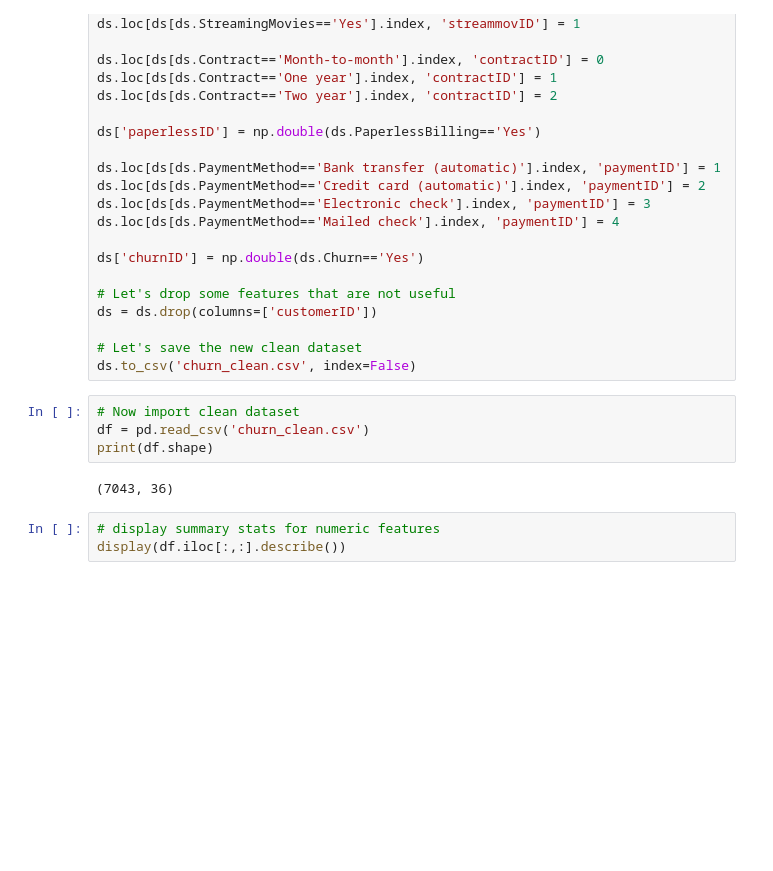
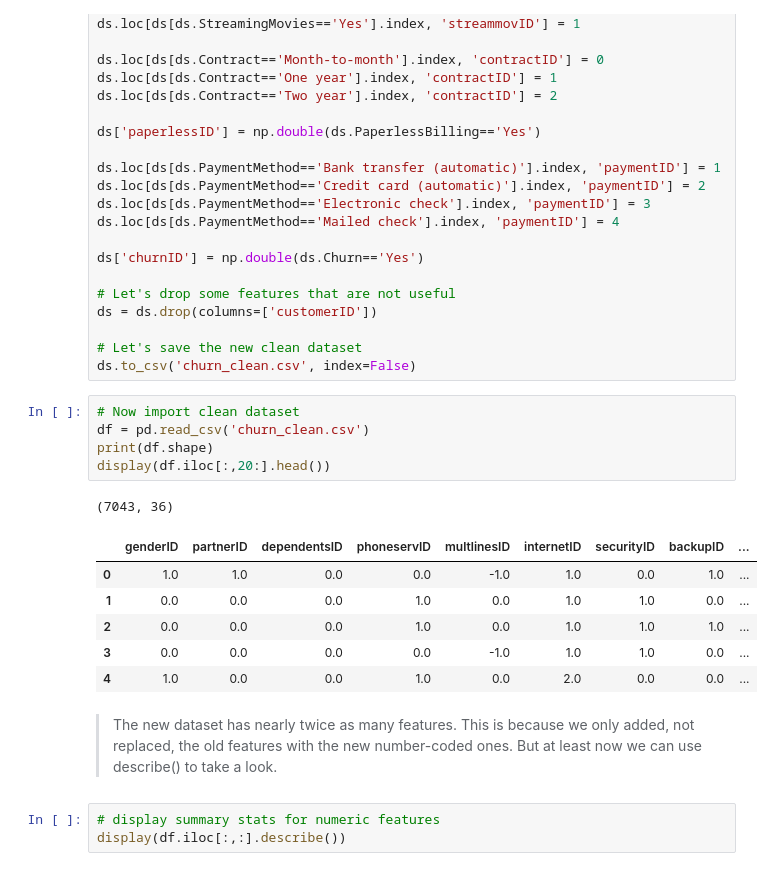
Before and after one commit to g14r/mobile_churn, a Jupyter notebook: mobile_churn.ipynb, the cells around one changed output. Cells and saved outputs as stored; diff of their text form; blank space fills up the shorter version.

```diff
--- a/mobile_churn.ipynb
+++ b/mobile_churn.ipynb
@@ -144,9 +154,18 @@ ds.to_csv('churn_clean.csv', index=False)
 # %%
 # Now import clean dataset
 df = pd.read_csv('churn_clean.csv')
 print(df.shape)
+display(df.iloc[:,20:].head())
 # %% [output]
 (7043, 36)
+|  | genderID | partnerID | dependentsID | phoneservID | multlinesID | internetID | securityID | backupID | ... |
+| 0 | 1.0 | 1.0 | 0.0 | 0.0 | -1.0 | 1.0 | 0.0 | 1.0 | ... |
+| 1 | 0.0 | 0.0 | 0.0 | 1.0 | 0.0 | 1.0 | 1.0 | 0.0 | ... |
+| 2 | 0.0 | 0.0 | 0.0 | 1.0 | 0.0 | 1.0 | 1.0 | 1.0 | ... |
+| 3 | 0.0 | 0.0 | 0.0 | 0.0 | -1.0 | 1.0 | 1.0 | 0.0 | ... |
+| 4 | 1.0 | 0.0 | 0.0 | 1.0 | 0.0 | 2.0 | 0.0 | 0.0 | ... |
+# %% [markdown]
+>The new dataset has nearly twice as many features. This is because we only added, not replaced, the old features with the new number-coded ones. But at least now we can use describe() to take a look.
 # %%
 # display summary stats for numeric features
 display(df.iloc[:,:].describe())
```
Also changed, not shown: parts of 22 cells of this notebook.
